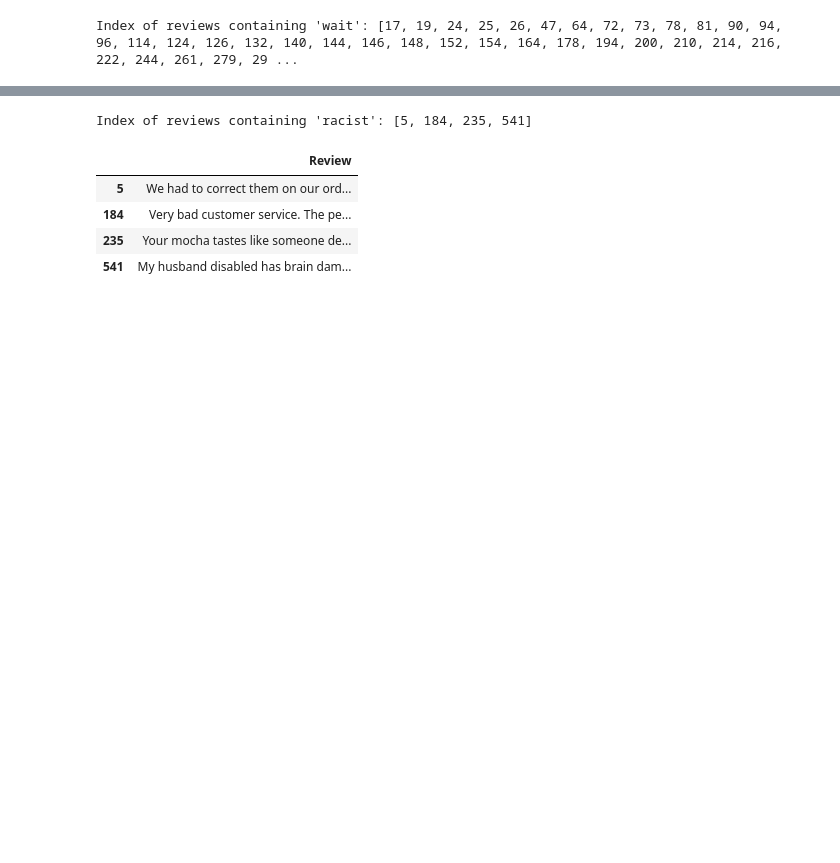
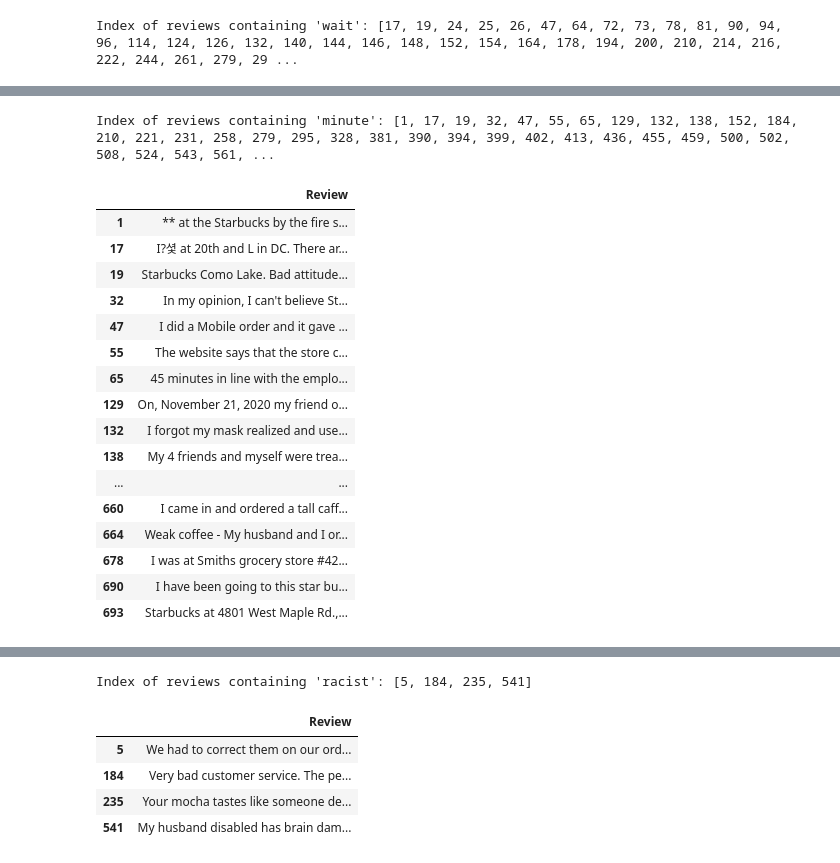
Before and after one commit to rich-hyun/Kuggle_9th_team_SAMTARBUCKS, a Jupyter notebook: 분류_프로젝트.ipynb, the cells around one changed output, grey strips where cells are left out. Saved outputs shown, nothing was run; the diff lists cells and outputs as text; code cells hidden in the pictures; blank space fills up the shorter version.

```diff
--- a/분류_프로젝트.ipynb
+++ b/분류_프로젝트.ipynb
@@ -294 +423,29 @@ Name: Review, Length: 239, dtype: object
+# %%
+# minute
+
+index_with_minute = [idx for idx, review in enumerate(df['Review']) if 'minute' in review.lower()]
+
+print("Index of reviews containing 'minute':", index_with_minute)
+# %% [output]
+Index of reviews containing 'minute': [1, 17, 19, 32, 47, 55, 65, 129, 132, 138, 152, 184, 210, 221, 231, 258, 279, 295, 328, 381, 390, 394, 399, 402, 413, 436, 455, 459, 500, 502, 508, 524, 543, 561, ...
+# %%
+df.iloc[index_with_minute]['Review'].to_frame()
+# %% [output]
+|  | Review |
+| 1 | ** at the Starbucks by the fire s... |
+| 17 | I?셫 at 20th and L in DC. There ar... |
+| 19 | Starbucks Como Lake. Bad attitude... |
+| 32 | In my opinion, I can't believe St... |
+| 47 | I did a Mobile order and it gave ... |
+| 55 | The website says that the store c... |
+| 65 | 45 minutes in line with the emplo... |
+| 129 | On, November 21, 2020 my friend o... |
+| 132 | I forgot my mask realized and use... |
+| 138 | My 4 friends and myself were trea... |
+| ... | ... |
+| 660 | I came in and ordered a tall caff... |
+| 664 | Weak coffee - My husband and I or... |
+| 678 | I was at Smiths grocery store #42... |
+| 690 | I have been going to this star bu... |
+| 693 | Starbucks at 4801 West Maple Rd.,... |
 # %%
```
Also changed, not shown: parts of 19 cells of this notebook.
